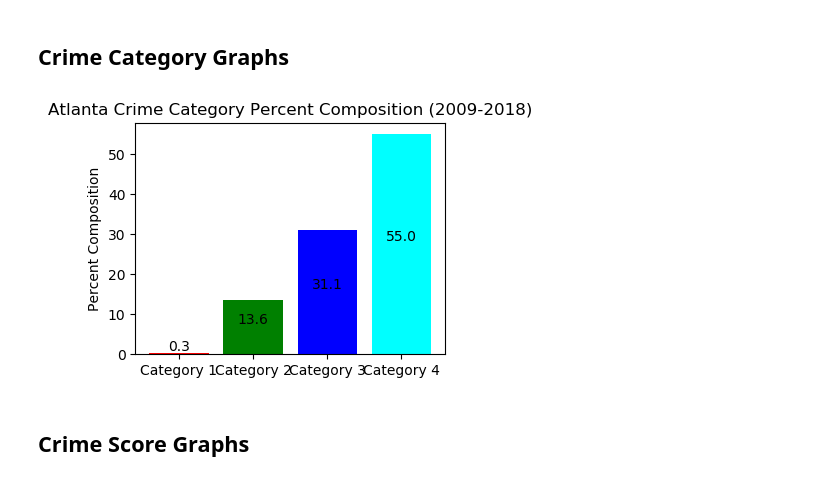
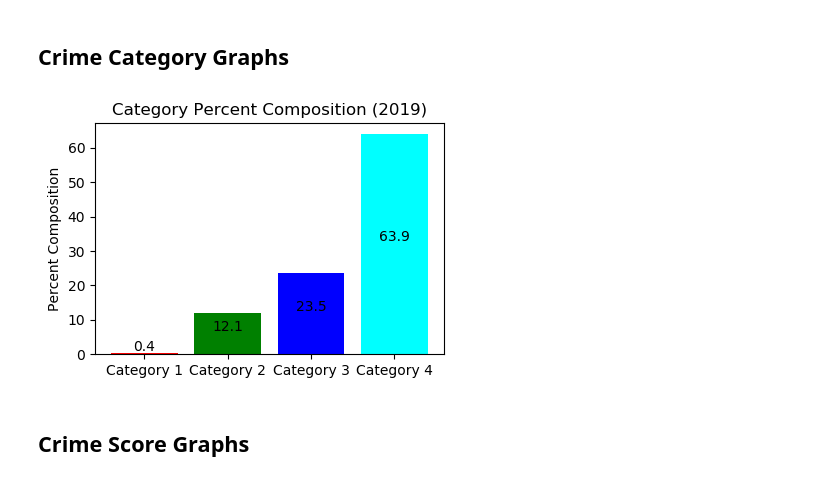
Before and after one commit to sanjeevprasada/AtlantaCrime, a Jupyter notebook: Unsupervised_Algs.ipynb, the cells around one changed output. Saved outputs shown, nothing was run; the diff lists cells and outputs as text; code cells hidden in the pictures.

```diff
--- a/Unsupervised_Algs.ipynb
+++ b/Unsupervised_Algs.ipynb
@@ -53,38 +53,38 @@ head_tail
 # %% [markdown]
 ## Crime Category Graphs
 # %%
-data = pd.read_csv("data/Supervised_Algs/cobra-clean2009.csv")
+data = pd.read_csv("data/Supervised_Algs/cobra-clean2019.csv")
 
-plt.figure(figsize=(4, 3))
+plt.figure(figsize=(4.5, 3))
 objects = ('Category 1', 'Category 2', 'Category 3', 'Category 4')
 y_pos = np.arange(len(objects))
 cat1 = len(data[(data['Crime Category']==1)])
 cat2 = len(data[(data['Crime Category']==2)])
 cat3 = len(data[(data['Crime Category']==3)])
 cat4 = len(data[(data['Crime Category']==4)])
 performance = np.array([cat1,cat2,cat3,cat4])
 total = cat1 + cat2 + cat3 + cat4
 percents = np.round((performance/total)*100,1)
 
 def autolabel(rects):
     for idx,rect in enumerate(percent_bar):
         height = rect.get_height()
         plt.text(rect.get_x() + rect.get_width()/2., 0.5*height,
                 percents[idx],
                 ha='center', va='bottom', rotation=0)
 
 percent_bar = plt.bar(y_pos, percents, align='center', color=['red', 'green', 'blue', 'cyan'])
 #alpha=0.5)
 plt.xticks(y_pos, objects)
 plt.ylabel('Percent Composition')
-plt.title('Atlanta Crime Category Percent Composition (2009-2018)')
+plt.title('Category Percent Composition (2019)')
 
 autolabel(percent_bar)
 
-plt.savefig('images/Unsupervised_Algs/percentcomp_histogram.png')
+plt.savefig('images/Unsupervised_Algs/percentcomp2019_histogram.png')
 plt.show()
 # %% [output]
-[figure, old version]
+[figure, new version]
 # %% [markdown]
 ## Crime Score Graphs
 # %%
```
Also changed, not shown: 1 other file.
